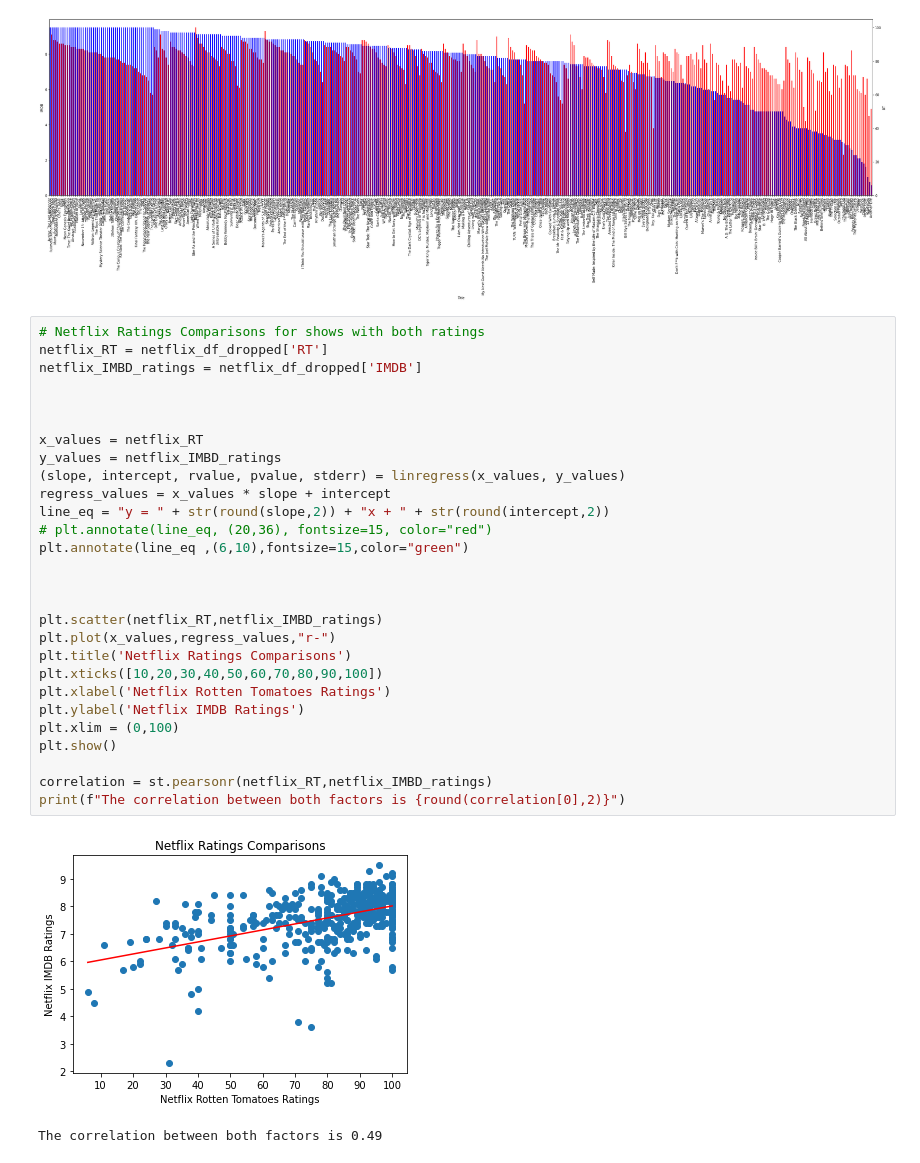
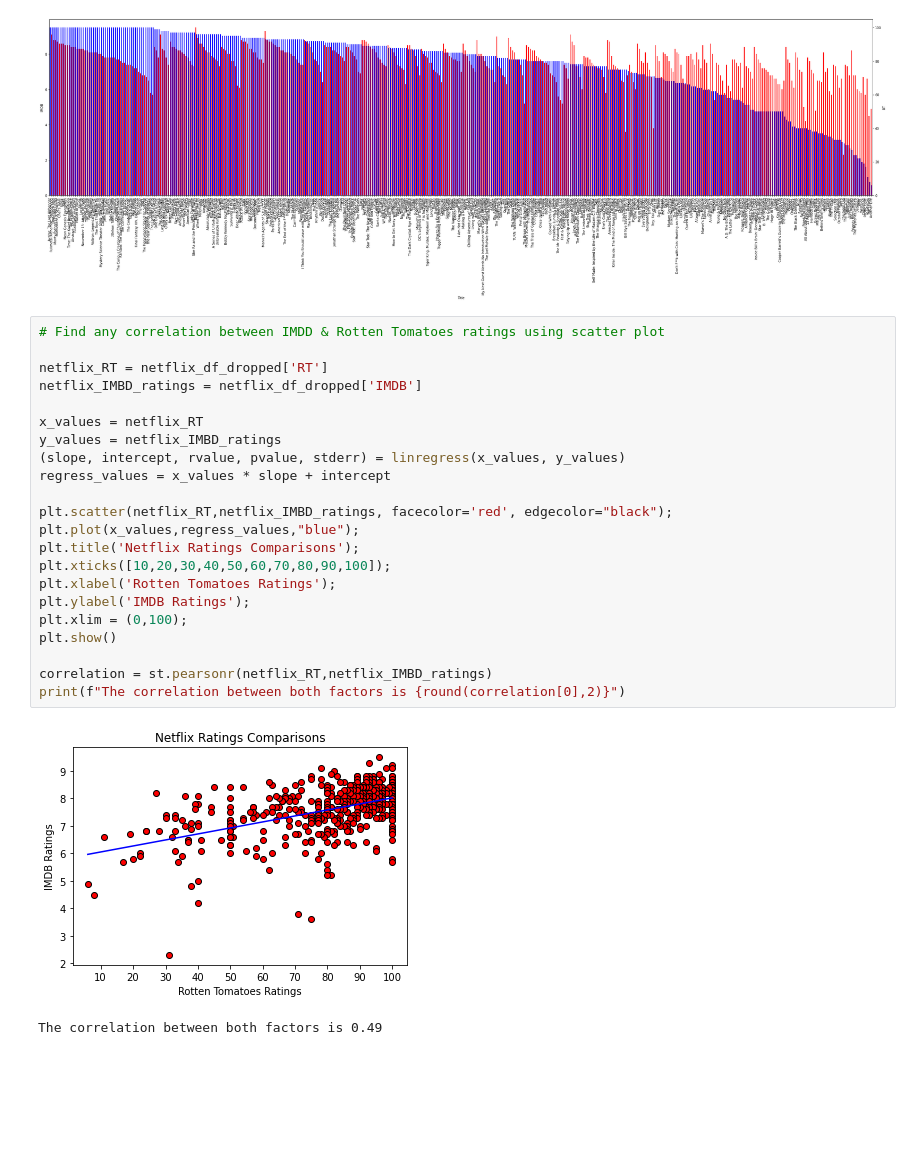
Before and after one commit to Tgreenhu/streaming-platform-analysis, a Jupyter notebook: netflix.ipynb, the cells around one changed output. Saved outputs shown, nothing was run; the diff lists cells and outputs as text; blank space fills up the shorter version.

```diff
--- a/netflix.ipynb
+++ b/netflix.ipynb
@@ -200,34 +197,28 @@ ax2.set_ylabel('RT');
 # %% [output]
 [figure]
 # %%
-# Netflix Ratings Comparisons for shows with both ratings
+# Find any correlation between IMDD & Rotten Tomatoes ratings using scatter plot
+
 netflix_RT = netflix_df_dropped['RT']
 netflix_IMBD_ratings = netflix_df_dropped['IMDB']
-
-
 
 x_values = netflix_RT
 y_values = netflix_IMBD_ratings
 (slope, intercept, rvalue, pvalue, stderr) = linregress(x_values, y_values)
 regress_values = x_values * slope + intercept
-line_eq = "y = " + str(round(slope,2)) + "x + " + str(round(intercept,2))
-# plt.annotate(line_eq, (20,36), fontsize=15, color="red")
-plt.annotate(line_eq ,(6,10),fontsize=15,color="green")
 
-
-
-plt.scatter(netflix_RT,netflix_IMBD_ratings)
-plt.plot(x_values,regress_values,"r-")
-plt.title('Netflix Ratings Comparisons')
-plt.xticks([10,20,30,40,50,60,70,80,90,100])
-plt.xlabel('Netflix Rotten Tomatoes Ratings')
-plt.ylabel('Netflix IMDB Ratings')
-plt.xlim = (0,100)
+plt.scatter(netflix_RT,netflix_IMBD_ratings, facecolor='red', edgecolor="black");
+plt.plot(x_values,regress_values,"blue");
+plt.title('Netflix Ratings Comparisons');
+plt.xticks([10,20,30,40,50,60,70,80,90,100]);
+plt.xlabel('Rotten Tomatoes Ratings');
+plt.ylabel('IMDB Ratings');
+plt.xlim = (0,100);
 plt.show()
 
 correlation = st.pearsonr(netflix_RT,netflix_IMBD_ratings)
 print(f"The correlation between both factors is {round(correlation[0],2)}")
 # %% [output]
-[figure, old version]
+[figure, new version]
 The correlation between both factors is 0.49
 # %%
```
Also changed, not shown: parts of 20 cells of this notebook, 1 other file.
